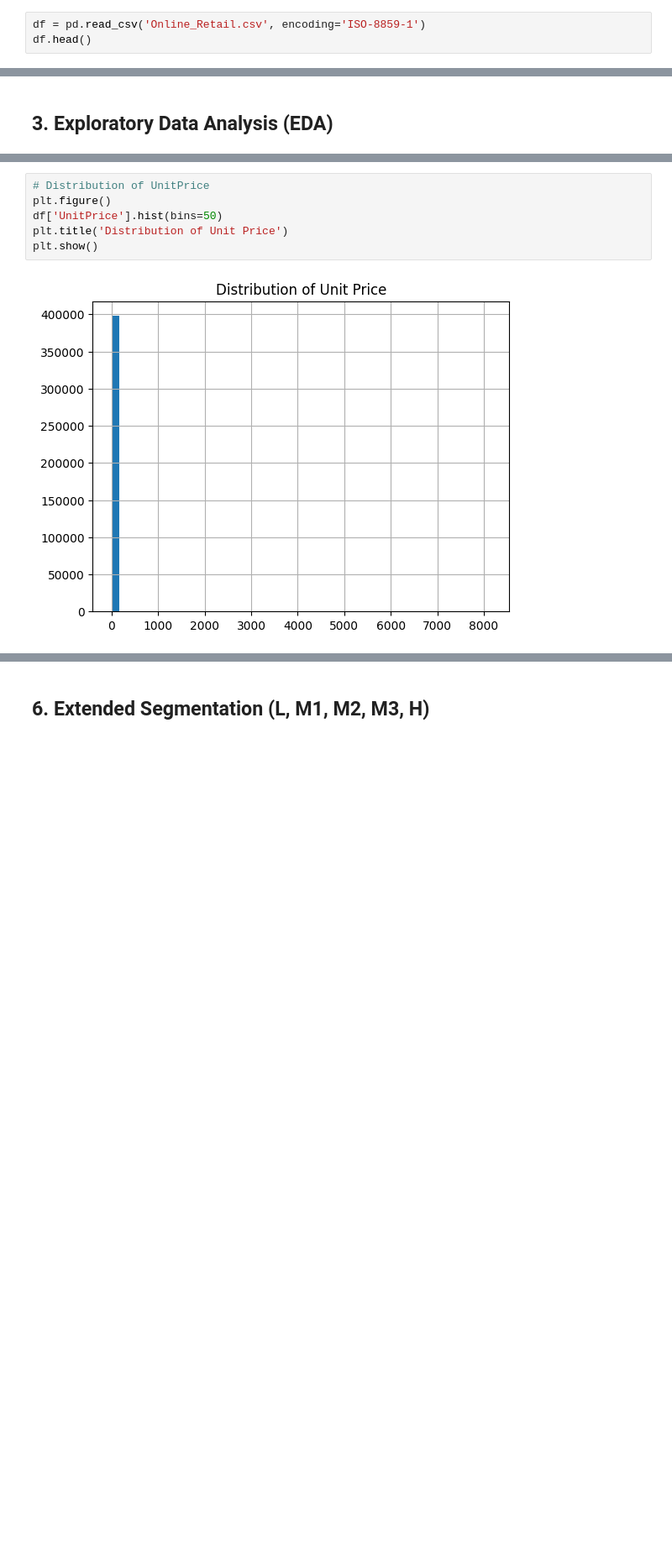
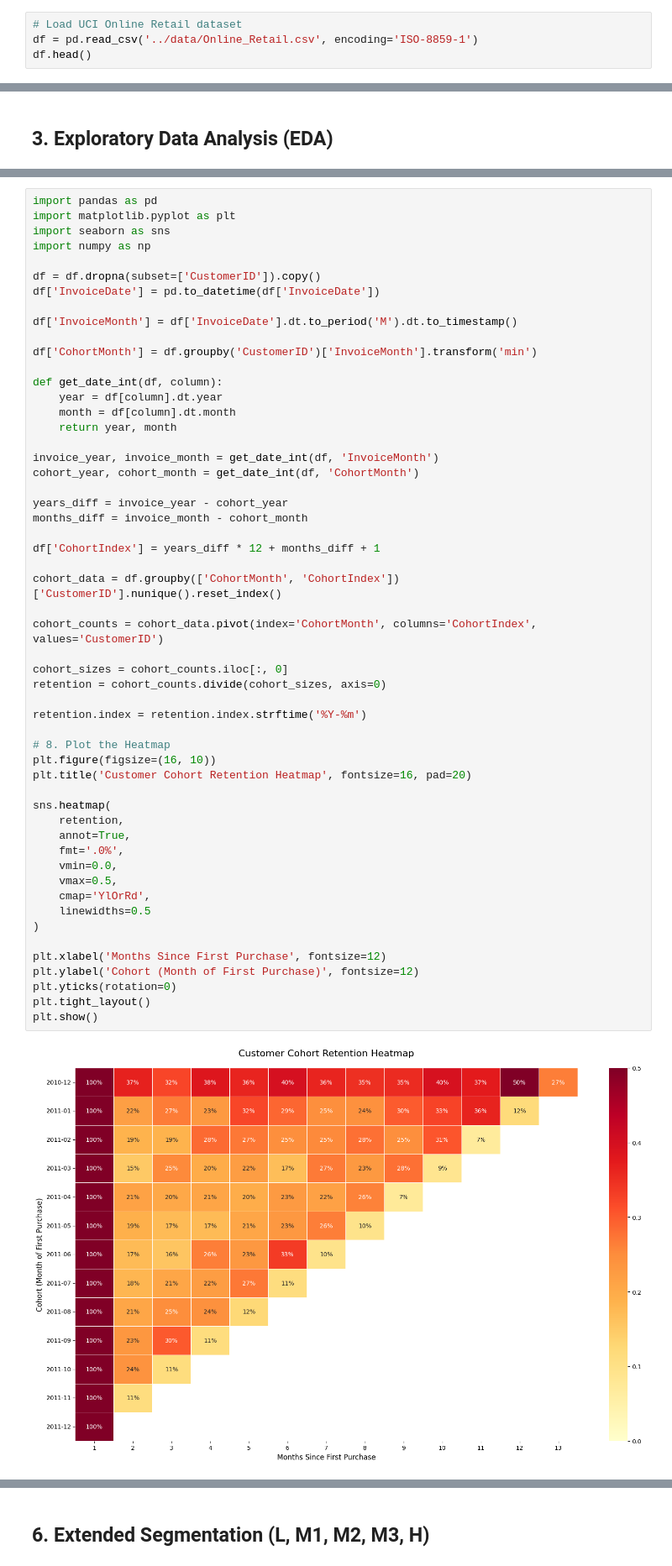
Before and after one commit to Dheeraj-74/Cost-of-Mid-Tier-Customer-Neglect-RFM, a Jupyter notebook: notebooks/Cost_of_Mid_Tier_Customer_Neglect_RFM.ipynb, the cells around one changed output, grey strips where cells are left out. Shown at 84% size. Saved outputs shown, nothing was run; the diff lists cells and outputs as text; blank space fills up the shorter version.

```diff
--- a/notebooks/Cost_of_Mid_Tier_Customer_Neglect_RFM.ipynb
+++ b/notebooks/Cost_of_Mid_Tier_Customer_Neglect_RFM.ipynb
@@ -19,7 +24,8 @@ pd.set_option('display.max_columns', None)
 # %% [markdown]
 ## 1. Data Loading
 # %%
-df = pd.read_csv('Online_Retail.csv', encoding='ISO-8859-1')
+# Load UCI Online Retail dataset
+df = pd.read_csv('../data/Online_Retail.csv', encoding='ISO-8859-1')
 df.head()
 # %% [output]
 |  | InvoiceNo | StockCode | Description | Quantity | InvoiceDate | UnitPrice | CustomerID | Country |
@@ -82,8 +102,56 @@ plt.show()
 # %%
-# Distribution of UnitPrice
-plt.figure()
-df['UnitPrice'].hist(bins=50)
-plt.title('Distribution of Unit Price')
+import pandas as pd
+import matplotlib.pyplot as plt
+import seaborn as sns
+import numpy as np
+
+df = df.dropna(subset=['CustomerID']).copy()
+df['InvoiceDate'] = pd.to_datetime(df['InvoiceDate'])
+
+df['InvoiceMonth'] = df['InvoiceDate'].dt.to_period('M').dt.to_timestamp()
+
+df['CohortMonth'] = df.groupby('CustomerID')['InvoiceMonth'].transform('min')
+
+def get_date_int(df, column):
+    year = df[column].dt.year
+    month = df[column].dt.month
+    return year, month
+
+invoice_year, invoice_month = get_date_int(df, 'InvoiceMonth')
+cohort_year, cohort_month = get_date_int(df, 'CohortMonth')
+
+years_diff = invoice_year - cohort_year
+months_diff = invoice_month - cohort_month
+
+df['CohortIndex'] = years_diff * 12 + months_diff + 1
+
+cohort_data = df.groupby(['CohortMonth', 'CohortIndex'])['CustomerID'].nunique().reset_index()
+
+cohort_counts = cohort_data.pivot(index='CohortMonth', columns='CohortIndex', values='CustomerID')
+
+cohort_sizes = cohort_counts.iloc[:, 0]
+retention = cohort_counts.divide(cohort_sizes, axis=0)
+
+retention.index = retention.index.strftime('%Y-%m')
+
+# 8. Plot the Heatmap
+plt.figure(figsize=(16, 10))
+plt.title('Customer Cohort Retention Heatmap', fontsize=16, pad=20)
+
+sns.heatmap(
+    retention,
+    annot=True,
+    fmt='.0%',
+    vmin=0.0,
+    vmax=0.5,
+    cmap='YlOrRd',
+    linewidths=0.5
+)
+
+plt.xlabel('Months Since First Purchase', fontsize=12)
+plt.ylabel('Cohort (Month of First Purchase)', fontsize=12)
+plt.yticks(rotation=0)
+plt.tight_layout()
 plt.show()
 # %% [output]
-[figure, old version]
+[figure, new version]
```
Also changed, not shown: parts of 44 cells of this notebook, 1 other file.
